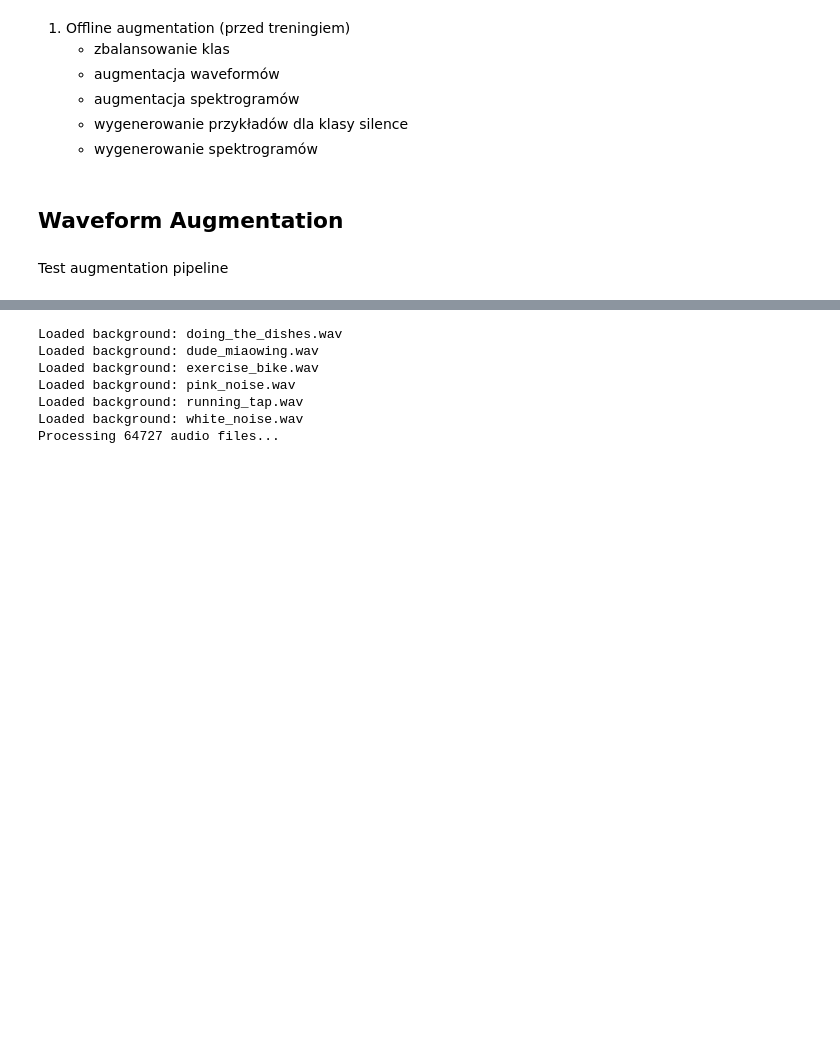
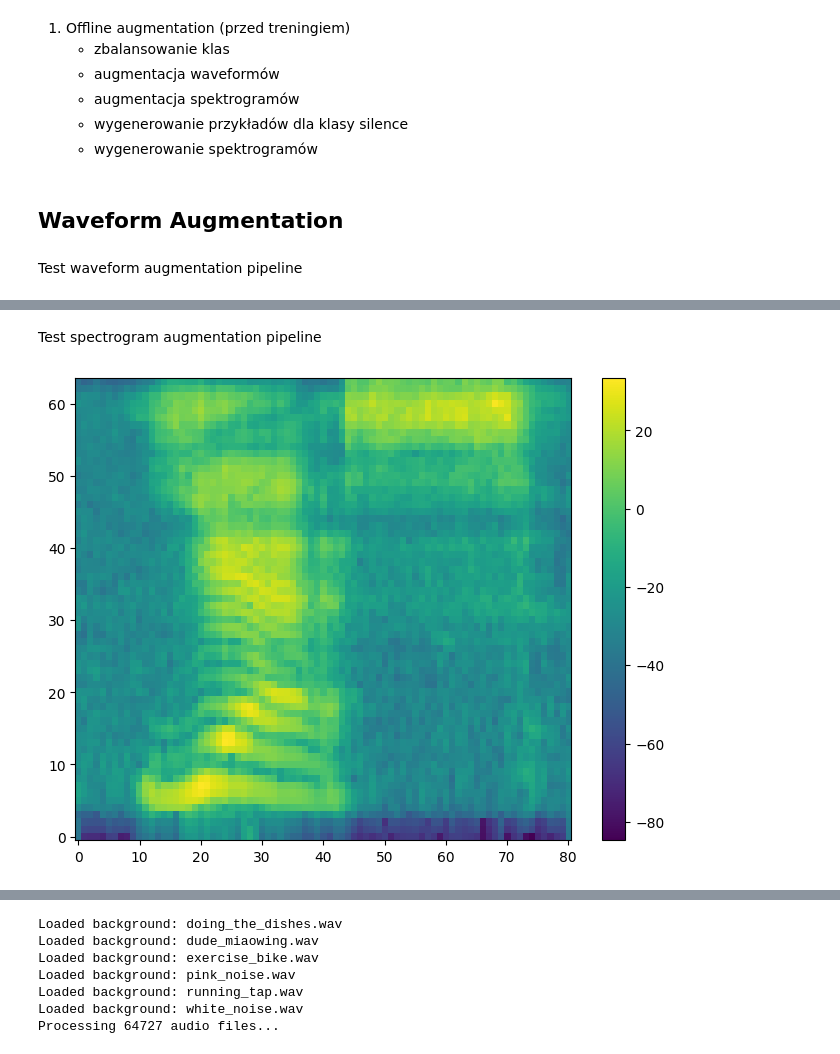
Before and after one commit to r-ost/wztum-project, a Jupyter notebook: prepare_dataset.ipynb, the cells around one changed output, grey strips where cells are left out. Cells and saved outputs as stored; diff of their text form; code cells hidden in the pictures; blank space fills up the shorter version.

Commit message:
add augmentation to data preprocessing

```diff
--- a/prepare_dataset.ipynb
+++ b/prepare_dataset.ipynb
@@ -73,4 +90,4 @@ def create_augmentation_pipeline(sample_rate, background_waveforms=None, rir_wav
 # %% [markdown]
-Test augmentation pipeline
+Test waveform augmentation pipeline
 # %%
 background_waveforms = load_background_waveforms()
@@ -101,0 +113,18 @@ def balance_dataset():
+# %% [markdown]
+Test spectrogram augmentation pipeline
+# %%
+mel_spectrogram = T.MelSpectrogram(
+    sample_rate=16000,
+    n_mels=64,
+)
+db_transform = T.AmplitudeToDB()
+
+spectrogram = mel_spectrogram(waveform)
+spectrogram = db_transform(spectrogram)
+
+plt.figure(figsize=(8, 6))
+plt.imshow(spectrogram.squeeze().numpy(), origin="lower", aspect="auto", cmap="viridis")
+plt.colorbar()
+plt.show()
+# %% [output]
+[figure, added]
```
Also changed, not shown: parts of 8 cells of this notebook, 1 other file.
